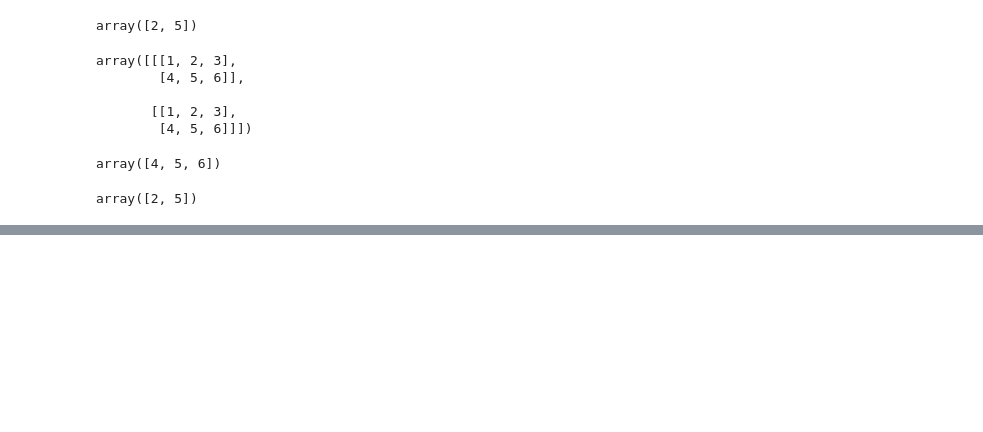
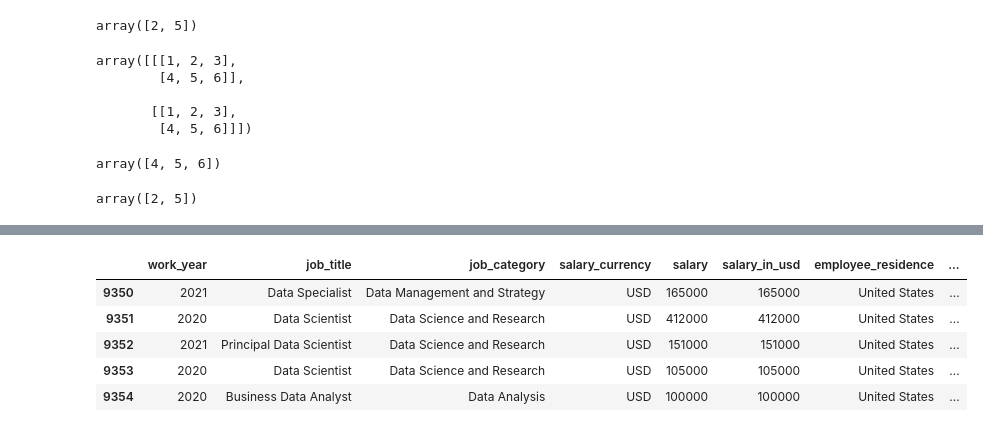
Before and after one commit to eda426/-gen-alan-hesaplama, a Jupyter notebook: verianalizive_yapayzekatümderslerim.ipynb, the cells around one changed output, grey strips where cells are left out. Saved outputs shown, nothing was run; the diff lists cells and outputs as text; code cells hidden in the pictures; blank space fills up the shorter version.

```diff
--- a/verianalizive_yapayzekatümderslerim.ipynb
+++ b/verianalizive_yapayzekatümderslerim.ipynb
@@ -785,0 +954,10 @@ array([2, 5])
+# %%
+#son 5 satırına göz gezdirelim
+df.tail()
+# %% [output]
+|  | work_year | job_title | job_category | salary_currency | salary | salary_in_usd | employee_residence | ... |
+| 9350 | 2021 | Data Specialist | Data Management and Strategy | USD | 165000 | 165000 | United States | ... |
+| 9351 | 2020 | Data Scientist | Data Science and Research | USD | 412000 | 412000 | United States | ... |
+| 9352 | 2021 | Principal Data Scientist | Data Science and Research | USD | 151000 | 151000 | United States | ... |
+| 9353 | 2020 | Data Scientist | Data Science and Research | USD | 105000 | 105000 | United States | ... |
+| 9354 | 2020 | Business Data Analyst | Data Analysis | USD | 100000 | 100000 | United States | ... |
```
Also changed, not shown: parts of 37 cells of this notebook.
